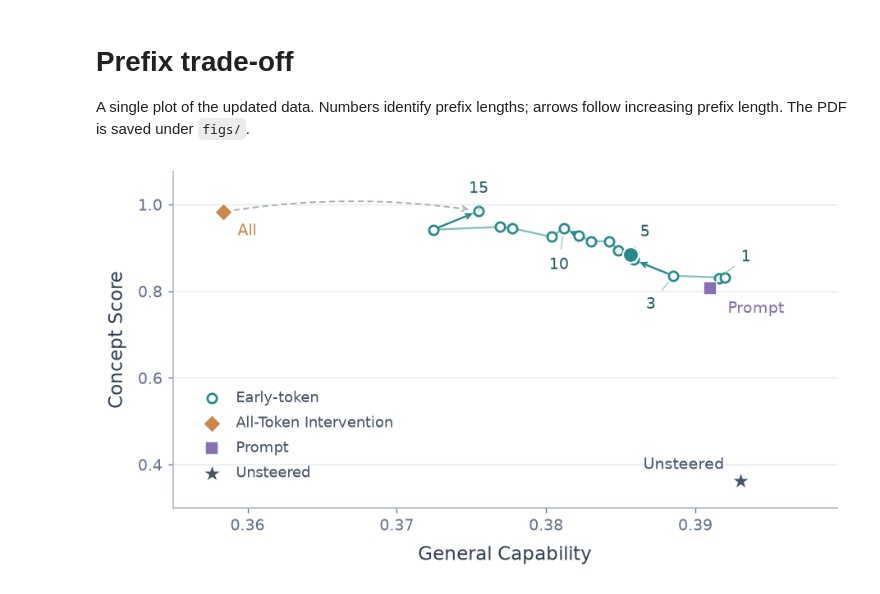
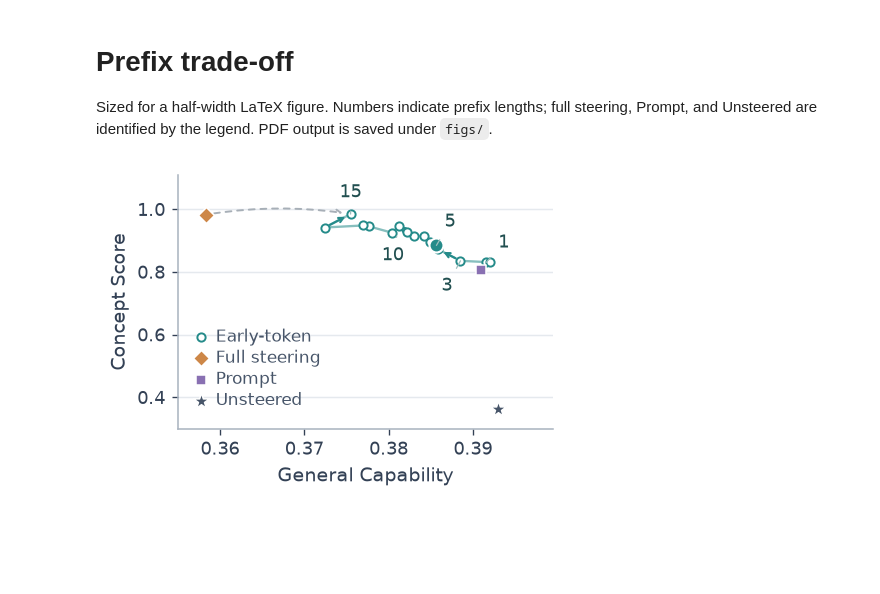
Before and after one commit to xzAscC/Prefix, a Jupyter notebook: notebooks/reproduced_prefix_tradeoff.ipynb, the cells around one changed output. Cells and saved outputs as stored; diff of their text form; code cells hidden in the pictures; blank space fills up the shorter version.

Commit message:
Size trade-off figure for the manuscript column

```diff
--- a/notebooks/reproduced_prefix_tradeoff.ipynb
+++ b/notebooks/reproduced_prefix_tradeoff.ipynb
@@ -1,7 +1,7 @@
 # %% [markdown]
 # Prefix trade-off
 
-A single plot of the updated data. Numbers identify prefix lengths; arrows follow increasing prefix length. The PDF is saved under `figs/`.
+Sized for a half-width LaTeX figure. Numbers indicate prefix lengths; full steering, Prompt, and Unsteered are identified by the legend. PDF output is saved under `figs/`.
 # %%
 import pandas as pd
 import matplotlib.pyplot as plt
@@ -25,21 +25,21 @@ Early-token,12,0.377724,0.945085
 Early-token,13,0.376909,0.948305
 Early-token,14,0.372429,0.941864
 Early-token,15,0.375484,0.984746
-All-Token Intervention,,0.358376,0.98305
+Full steering,,0.358376,0.98305
 Unsteered,,0.392999,0.362712
 Prompt,,0.390999,0.80732712
 """
 
 df = pd.read_csv(StringIO(CSV_DATA))
 early = df[df["series"] == "Early-token"].copy().sort_values("prefix_len")
-all_pt = df[df["series"] == "All-Token Intervention"].iloc[0]
+all_pt = df[df["series"] == "Full steering"].iloc[0]
 un_pt = df[df["series"] == "Unsteered"].iloc[0]
 prompt_pt = df[df["series"] == "Prompt"].iloc[0]
 
 # A single linear-axis view with distinct, muted method colors.
 COLORS = {"early": "#258B8A", "all": "#CD8748", "prompt": "#8970B2", "base": "#475569"}
-fig, ax = plt.subplots(figsize=(6.8, 3.8), dpi=140)
-fig.subplots_adjust(left=0.13, right=0.98, bottom=0.18, top=0.95)
+fig, ax = plt.subplots(figsize=(3.35, 2.45), dpi=140)
+fig.subplots_adjust(left=0.18, right=0.98, bottom=0.22, top=0.96)
 
 xy = early[["general_capability", "concept_score"]].to_numpy()
 ax.plot(xy[:, 0], xy[:, 1], color=COLORS["early"], lw=1.2, alpha=0.55, zorder=2)
@@ -47,68 +47,59 @@ ax.plot(xy[:, 0], xy[:, 1], color=COLORS["early"], lw=1.2, alpha=0.55, zorder=2)
 for start, end in [(2, 3), (4, 5), (8, 9), (13, 14)]:
     ax.annotate("", xy=xy[end], xytext=xy[start],
                 arrowprops=dict(arrowstyle="->", color=COLORS["early"],
-                                lw=1.1, shrinkA=4, shrinkB=4, mutation_scale=8), zorder=3)
-ax.scatter(xy[:, 0], xy[:, 1], s=34, facecolors="white",
-           edgecolors=COLORS["early"], linewidths=1.4, label="Early-token", zorder=4)
+                                lw=1.1, shrinkA=3, shrinkB=3, mutation_scale=6), zorder=3)
+ax.scatter(xy[:, 0], xy[:, 1], s=18, facecolors="white",
+           edgecolors=COLORS["early"], linewidths=1.0, label="Early-token", zorder=4)
 
 for point, marker, size, color, label in [
-    (all_pt, "D", 62, COLORS["all"], "All-Token Intervention"),
-    (prompt_pt, "s", 60, COLORS["prompt"], "Prompt"),
-    (un_pt, "*", 150, COLORS["base"], "Unsteered"),
+    (all_pt, "D", 34, COLORS["all"], "Full steering"),
+    (prompt_pt, "s", 32, COLORS["prompt"], "Prompt"),
+    (un_pt, "*", 75, COLORS["base"], "Unsteered"),
 ]:
     ax.scatter([point.general_capability], [point.concept_score],
                marker=marker, s=size, facecolors=color, edgecolors="white",
                linewidths=0.8, label=label, zorder=5)
 
 pt5 = early.loc[early.prefix_len.eq(5)].iloc[0]
-ax.scatter([pt5.general_capability], [pt5.concept_score], s=95,
+ax.scatter([pt5.general_capability], [pt5.concept_score], s=52,
            color=COLORS["early"], edgecolors="white", linewidths=1.1, zorder=6)
 pt15 = early.loc[early.prefix_len.eq(15)].iloc[0]
 ax.add_patch(FancyArrowPatch(
     (all_pt.general_capability, all_pt.concept_score),
     (pt15.general_capability, pt15.concept_score),
     connectionstyle="arc3,rad=-0.08", arrowstyle="->", linestyle=(0, (3, 3)),
-    color="#A7AFB7", lw=1.0, mutation_scale=8, shrinkA=7, shrinkB=6, zorder=1,
+    color="#A7AFB7", lw=1.0, mutation_scale=6, shrinkA=4, shrinkB=4, zorder=1,
 ))
 
 # Offsets are in points; labels stay anchored when the data change.
-label_offsets = {1: (17, 13), 3: (-14, -18), 5: (9, 14), 10: (-3, -23), 15: (0, 14)}
+label_offsets = {1: (9, 10), 3: (-7, -13), 5: (7, 12), 10: (-3, -15), 15: (0, 11)}
 for length, offset in label_offsets.items():
     point = early.loc[early.prefix_len.eq(length)].iloc[0]
     ax.annotate(str(length), (point.general_capability, point.concept_score),
                 xytext=offset, textcoords="offset points", ha="center", va="center",
-                fontsize=10, color="#285F60",
+                fontsize=9, color="#214F50",
                 arrowprops=dict(arrowstyle="-", color="#9BBEBD", lw=0.65,
                                 shrinkA=3, shrinkB=5), zorder=7)
 
-for point, label, offset, color, align in [
-    (all_pt, "All", (9, -12), COLORS["all"], "left"),
-    (prompt_pt, "Prompt", (11, -13), COLORS["prompt"], "left"),
-    (un_pt, "Unsteered", (-10, 10), COLORS["base"], "right"),
-]:
-    ax.annotate(label, (point.general_capability, point.concept_score),
-                xytext=offset, textcoords="offset points", fontsize=10,
-                color=color, ha=align, va="center", zorder=7)
-
-ax.set(xlim=(0.355, 0.3995), ylim=(0.30, 1.075),
+ax.set(xlim=(0.355, 0.3995), ylim=(0.30, 1.11),
        xticks=[0.36, 0.37, 0.38, 0.39], yticks=[0.4, 0.6, 0.8, 1.0])
-ax.set_xlabel("General Capability", fontsize=12, labelpad=7, color="#334155")
-ax.set_ylabel("Concept Score", fontsize=12, labelpad=7, color="#334155")
+ax.set_xlabel("General Capability", fontsize=10, labelpad=4, color="#334155")
+ax.set_ylabel("Concept Score", fontsize=10, labelpad=4, color="#334155")
 ax.set_axisbelow(True)
 ax.grid(axis="y", color="#E5E9EE", linewidth=0.75)
-ax.tick_params(labelsize=10, colors="#64748B", length=3, width=0.7)
+ax.tick_params(labelsize=9, colors="#334155", length=3, width=0.7)
 for side in ("top", "right"):
     ax.spines[side].set_visible(False)
 for side in ("left", "bottom"):
     ax.spines[side].set_color("#AAB4C0")
     ax.spines[side].set_linewidth(0.8)
-ax.legend(loc="lower left", bbox_to_anchor=(0.015, 0.04), frameon=False,
-          fontsize=9.5, handletextpad=0.6, labelspacing=0.65, labelcolor="#475569")
+ax.legend(loc="lower left", bbox_to_anchor=(0.015, 0.045), frameon=False,
+          fontsize=8.5, handletextpad=0.35, labelspacing=0.25, borderpad=0, handlelength=1.1, labelcolor="#475569")
 
 ROOT = next(path for path in (Path.cwd(), *Path.cwd().parents)
             if (path / "notebooks").is_dir() and (path / "figs").is_dir())
 output_path = ROOT / "figs" / "reproduced_prefix_tradeoff.pdf"
-fig.savefig(output_path, bbox_inches="tight")
+fig.savefig(output_path, bbox_inches="tight", pad_inches=0.025)
 plt.show()
 # %% [output]
-[figure, old version]
+[figure, new version]
```
